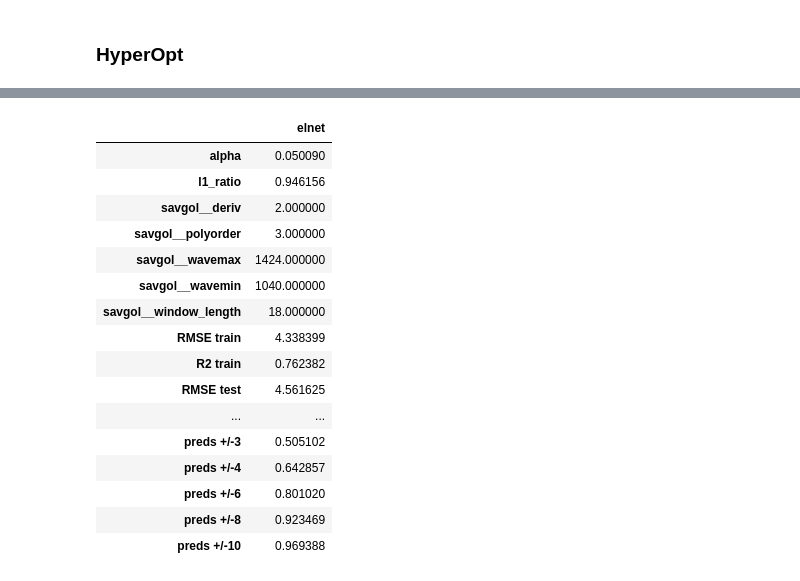
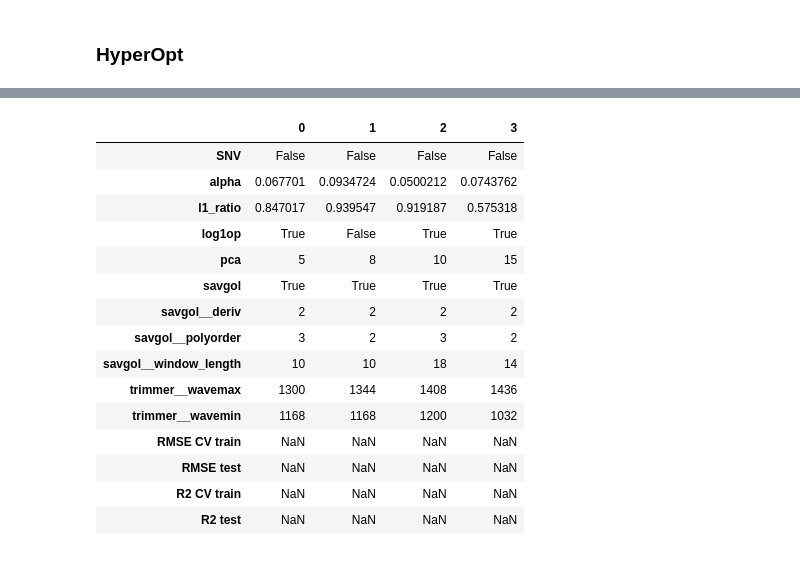
Before and after one commit to rudloffl/open-nirs, a Jupyter notebook: notebooks/C12 - regression elasticnet.ipynb, the cells around one changed output, grey strips where cells are left out. Saved outputs shown, nothing was run; the diff lists cells and outputs as text; code cells hidden in the pictures.

```diff
--- a/notebooks/C12 - regression elasticnet.ipynb
+++ b/notebooks/C12 - regression elasticnet.ipynb
@@ -72,19 +94,16 @@ from scipy.signal import savgol_filter
 
 class Savgol(BaseEstimator, TransformerMixin):
     """Apply a lambda feature"""
-    def __init__(self, window_length=5, polyorder=2, deriv=0, wavemin=950, wavemax=1530):#
+    def __init__(self, window_length=5, polyorder=2, deriv=0):#
         self.window_length = window_length
         self.polyorder = polyorder
         self.deriv = deriv
-        self.wavemin = wavemin
-        self.wavemax = wavemax
 
     def fit(self, X, y=None):
         return self
 
     def transform(self, X, y=None):
-        colnames = [str(x) for x in range(self.wavemin, self.wavemax+1,2)]
-        df = X[colnames].copy(deep=True)
+        df = X.copy(deep=True)
         toreturn = df.apply(savgol_filter, args=(self.window_length, self.polyorder, self.deriv,1. , 0, 'nearest'), axis=1, raw=True, result_type='broadcast')
         return toreturn
 
@@ -151,5 +170,7 @@ snv.fit_transform(X_train).shape
 # %% [markdown]
 ## Blocs creation
+# %%
+trimmer = Trimmer()
 # %%
 params={'window_length':13, 'polyorder':3, 'deriv':2}
 savgol = Savgol(**params)
@@ -167,6 +188,7 @@ pca = PCA()
 # Tree construction
 # %%
 lrpipelist1 = [#
+                ('trimmer', trimmer),
                ('snv', snv),
                ('savgol', savgol),
                ('log1over', log1over),
@@ -855,22 +338,0 @@ prediction +/- 10.0 : percent 96.94 %
-# %%
-resultset = pd.DataFrame(params, index=['elnet'])
-resultset.to_csv('../data/res_elnet.csv')
-resultset.T
-# %% [output]
-|  | elnet |
-| alpha | 0.050090 |
-| l1_ratio | 0.946156 |
-| savgol__deriv | 2.000000 |
-| savgol__polyorder | 3.000000 |
-| savgol__wavemax | 1424.000000 |
-| savgol__wavemin | 1040.000000 |
-| savgol__window_length | 18.000000 |
-| RMSE train | 4.338399 |
-| R2 train | 0.762382 |
-| RMSE test | 4.561625 |
-| ... | ... |
-| preds +/-3 | 0.505102 |
-| preds +/-4 | 0.642857 |
-| preds +/-6 | 0.801020 |
-| preds +/-8 | 0.923469 |
-| preds +/-10 | 0.969388 |
@@ -876,0 +341,33 @@ resultset.T
+# %%
+cleaned = {comp:results[np.argmin([x[1] for x in results])] for comp, results in pcacomp.items()}
+cleaned = [{**v[2], 'pca':k, 'SNV':v[0][0], 'savgol':v[0][1], 'log1op':v[0][2]} for k, v in cleaned.items()]
+#cleaned
+# %%
+
+dataset = pd.DataFrame(cleaned)#.set_index('pca')
+
+errors = [1 ,2 ,3 ,4 ,6 ,8, 10]
+
+dataset = dataset.join(pd.DataFrame({'RMSE CV train':[np.nan], 'RMSE test':[np.nan],
+                             'R2 CV train':[np.nan], 'R2 test':[np.nan],
+                           #**{'Pred +/- {}'.format(x):[np.nan] for x in errors}
+                              }))
+
+dataset.T
+# %% [output]
+|  | 0 | 1 | 2 | 3 |
+| SNV | False | False | False | False |
+| alpha | 0.067701 | 0.0934724 | 0.0500212 | 0.0743762 |
+| l1_ratio | 0.847017 | 0.939547 | 0.919187 | 0.575318 |
+| log1op | True | False | True | True |
+| pca | 5 | 8 | 10 | 15 |
+| savgol | True | True | True | True |
+| savgol__deriv | 2 | 2 | 2 | 2 |
+| savgol__polyorder | 3 | 2 | 3 | 2 |
+| savgol__window_length | 10 | 10 | 18 | 14 |
+| trimmer__wavemax | 1300 | 1344 | 1408 | 1436 |
+| trimmer__wavemin | 1168 | 1168 | 1200 | 1032 |
+| RMSE CV train | NaN | NaN | NaN | NaN |
+| RMSE test | NaN | NaN | NaN | NaN |
+| R2 CV train | NaN | NaN | NaN | NaN |
+| R2 test | NaN | NaN | NaN | NaN |
```
Also changed, not shown: parts of 58 cells of this notebook, 2 other files.
